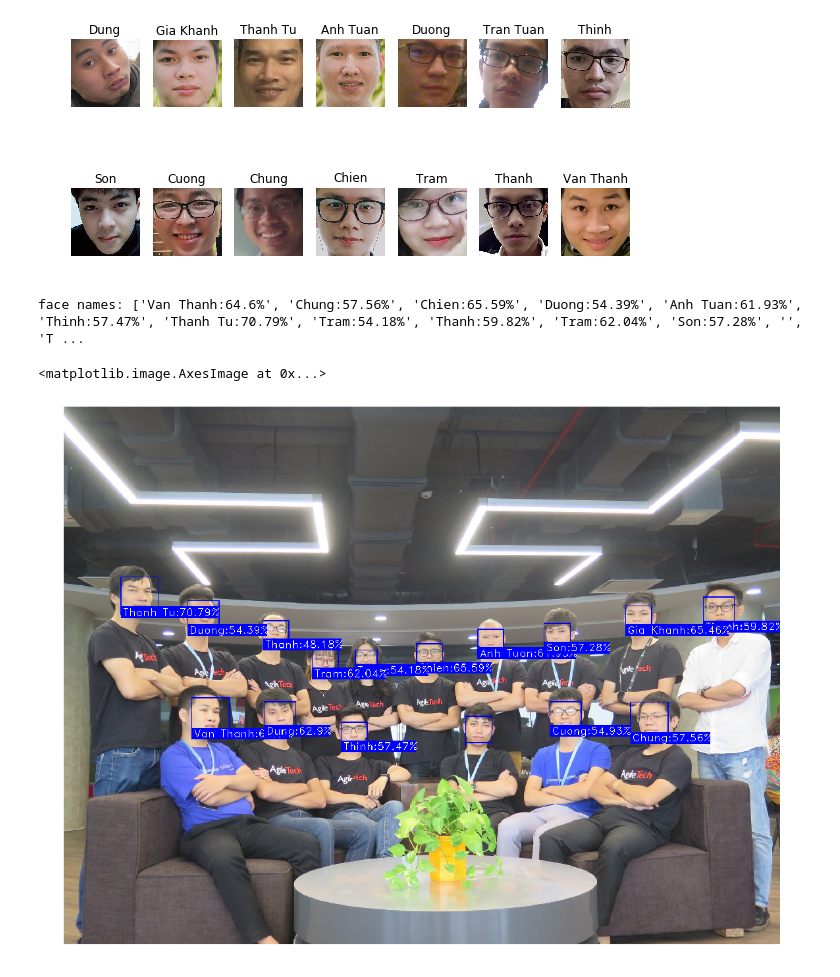
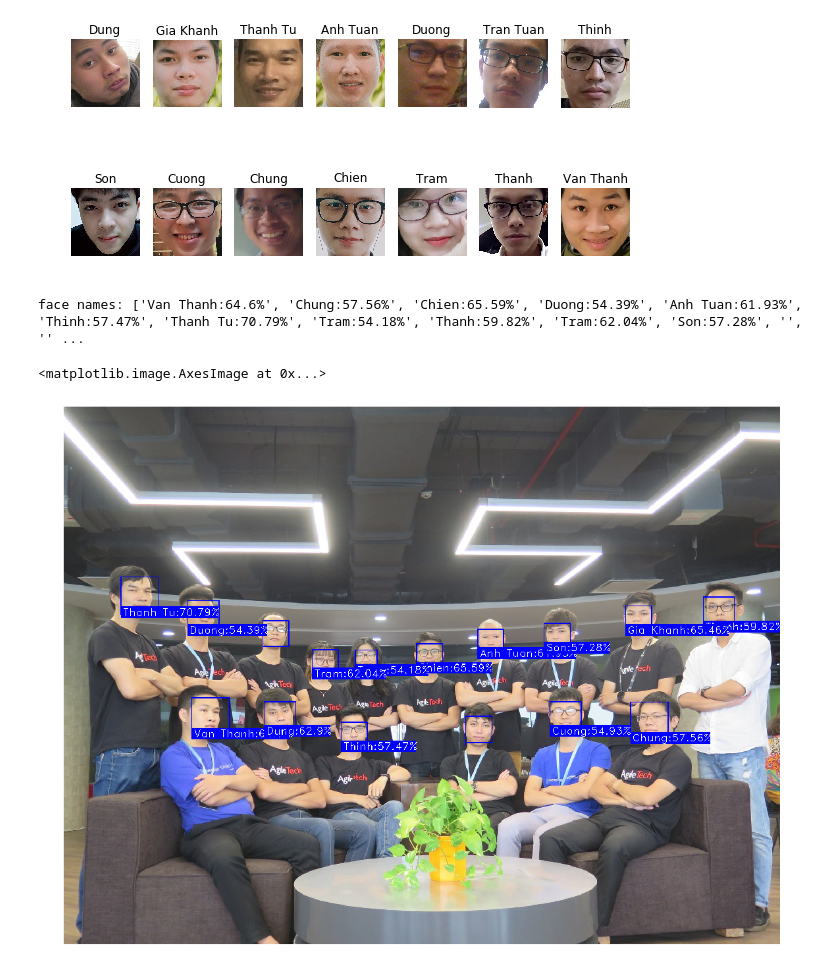
Before and after one commit to agiletechvn/opencv-starterkit, a Jupyter notebook: src/FaceRecognition/FaceRecognition.ipynb, the cells around one changed output. Drawn from its saved outputs; the diff is of its cells as text; code cells hidden in the pictures.

```diff
--- a/src/FaceRecognition/FaceRecognition.ipynb
+++ b/src/FaceRecognition/FaceRecognition.ipynb
@@ -55,7 +55,10 @@ for index, (top, right, bottom, left) in enumerate(known_face_locations):
     row = math.floor(index / columns)
     name = known_face_names[index]
     column = index % columns
-    ax = ax_tables[row][column]
+    if rows > 1:
+        ax = ax_tables[row][column]
+    else:
+        ax = ax_tables[column]
     ax.axis('off')
     ax.set_title(name)
     ax.imshow(face_img)
@@ -66,7 +69,7 @@ for index, (top, right, bottom, left) in enumerate(known_face_locations):
 face_locations = []
 face_encodings = []
 face_names = []
-tolerance = 0.55
+tolerance = 0.47
 scale = 1
 
 # while True:
@@ -113,32 +116,32 @@ print('face names:', face_names)
 
 # process_this_frame = not process_this_frame
 
 # Display the results
 for (top, right, bottom, left), name in zip(face_locations, face_names):
     # Scale back up face locations since the frame we detected in was scaled to 1/4 size
     top = round(top / scale)
     right = round(right / scale)
     bottom = round(bottom / scale)
     left = round(left / scale)
 
     # Draw a box around the face
     cv2.rectangle(frame, (left, top), (right, bottom), (0, 0, 255), 2)
 
     # Draw a label with a name below the face
     font = cv2.FONT_HERSHEY_DUPLEX
     labelSize, baseLine = cv2.getTextSize(
         name, font, 1.0, 1)
     cv2.rectangle(frame, (left, bottom - labelSize[1]),
                   (left + labelSize[0], bottom + baseLine), (0, 0, 255), cv2.FILLED)
 
     cv2.putText(frame, name, (left + 6, bottom + baseLine - 6),
                 font, 1.0, (255, 255, 255), 1)
     #     print(top,right,bottom,left)
 
 plt.figure(figsize=[20,15])
 plt.axis('off')
 plt.imshow(frame)
 # %% [output]
-face names: ['Van Thanh:64.6%', 'Chung:57.56%', 'Chien:65.59%', 'Duong:54.39%', 'Anh Tuan:61.93%', 'Thinh:57.47%', 'Thanh Tu:70.79%', 'Tram:54.18%', 'Thanh:59.82%', 'Tram:62.04%', 'Son:57.28%', '', 'T ...
+face names: ['Van Thanh:64.6%', 'Chung:57.56%', 'Chien:65.59%', 'Duong:54.39%', 'Anh Tuan:61.93%', 'Thinh:57.47%', 'Thanh Tu:70.79%', 'Tram:54.18%', 'Thanh:59.82%', 'Tram:62.04%', 'Son:57.28%', '', '' ...
 <matplotlib.image.AxesImage at 0x...>
-[figure, old version]
+[figure, new version]
```
Also changed, not shown: 7 other files.
